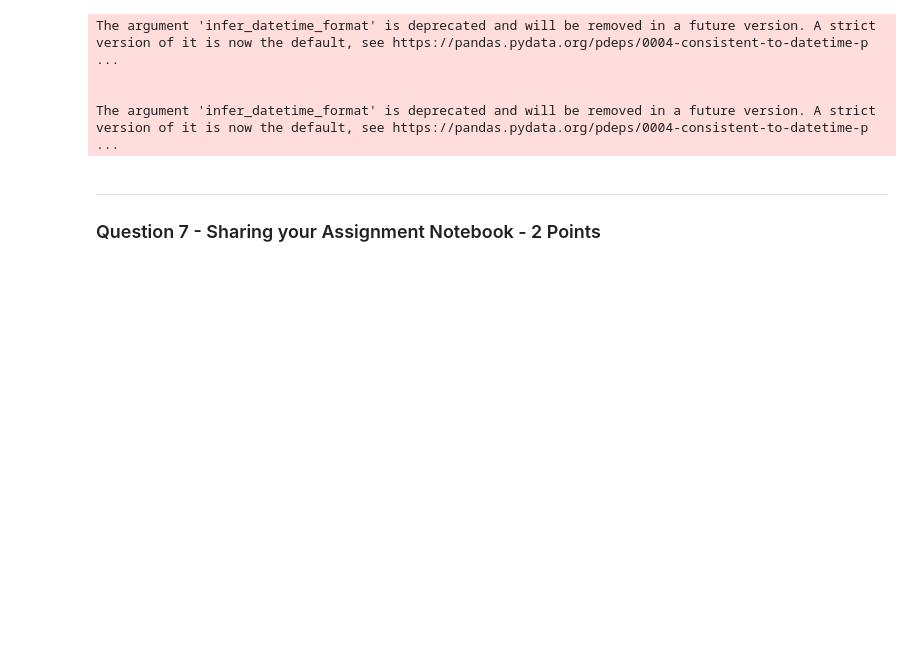
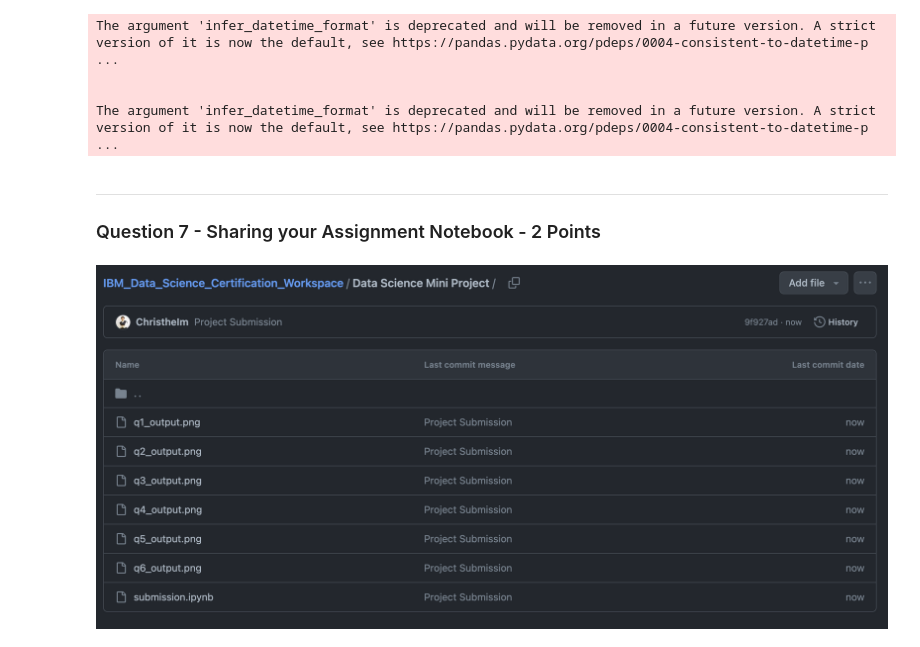
Before and after one commit to ChristheIm/IBM_Data_Science_Certification_Workspace, a Jupyter notebook: Data Science Mini Project/submission.ipynb, the cells around one changed output. Saved outputs shown, nothing was run; the diff lists cells and outputs as text; code cells hidden in the pictures; blank space fills up the shorter version.

```diff
--- a/Data Science Mini Project/submission.ipynb
+++ b/Data Science Mini Project/submission.ipynb
@@ -184,3 +184,8 @@ The argument 'infer_datetime_format' is deprecated and will be removed in a futu
 # %% [markdown]
 ---
 ### Question 7 - Sharing your Assignment Notebook - 2 Points
+# %%
+from IPython.display import Image
+Image(filename='q7_output.png')
+# %% [output]
+[figure, added]
```
Also changed, not shown: parts of 1 cell of this notebook, 2 other files.
